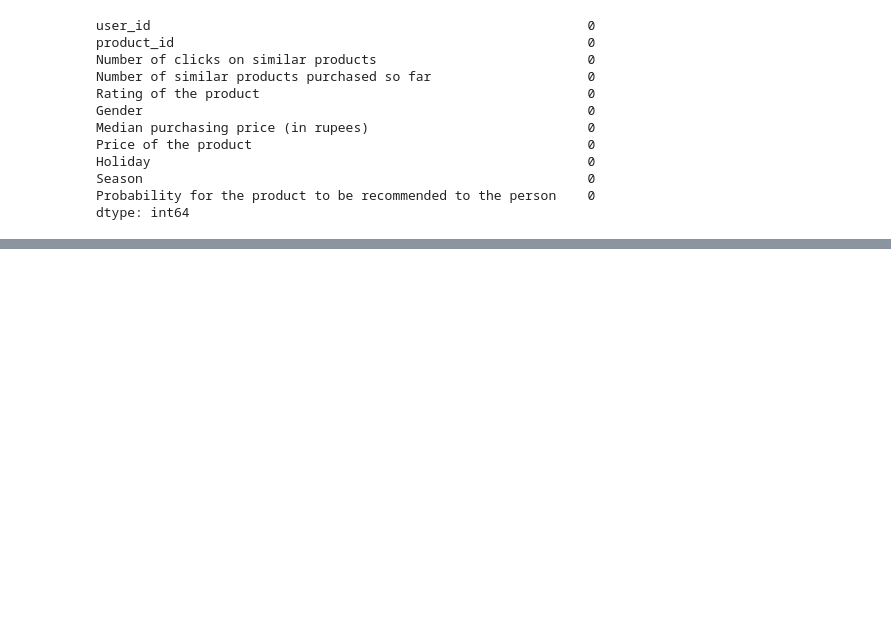
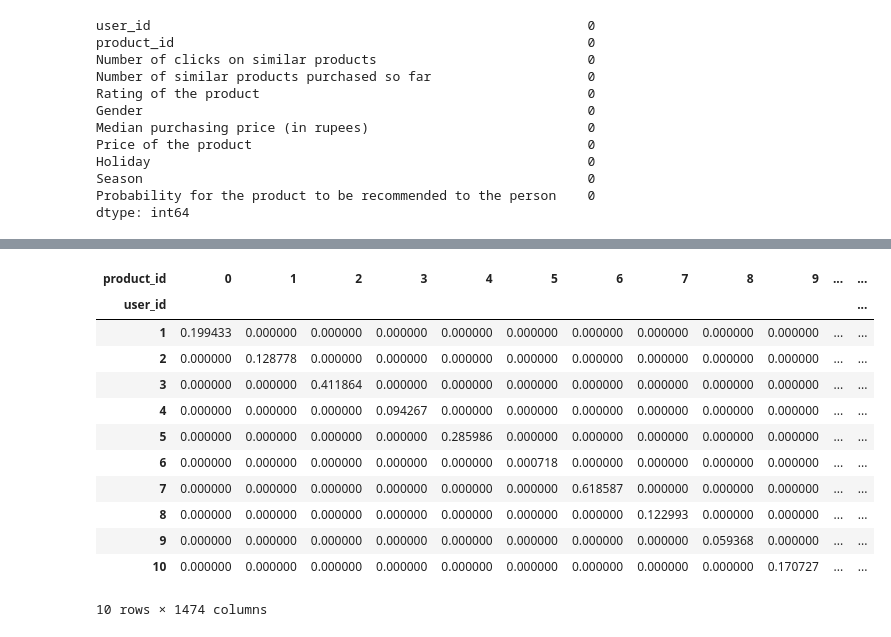
Before and after one commit to ojshav/Recommendation-System, a Jupyter notebook: Ecomerce Product Recommendation.ipynb, the cells around one changed output, grey strips where cells are left out. Saved outputs shown, nothing was run; the diff lists cells and outputs as text; code cells hidden in the pictures; blank space fills up the shorter version.

```diff
--- a/Ecomerce Product Recommendation.ipynb
+++ b/Ecomerce Product Recommendation.ipynb
@@ -195,0 +333,12 @@ recommended_products
+# %%
+from sklearn.preprocessing import StandardScaler
+
+# Columns to be scaled
+columns_to_scale = ['Median purchasing price (in rupees)', 'Price of the product']
+
+scaler = StandardScaler()
+for target_column in columns_to_scale:
+    scaled_data = scaler.fit_transform(df[[target_column]])
+    scaled_df = pd.DataFrame(scaled_data, columns=[target_column])
+    scaled_df.reset_index(inplace = True)
+    df[target_column] = scaled_df[target_column]
@@ -195,0 +410,16 @@ recommended_products
+# %%
+
+df['final_rating'] = (df['Number of clicks on similar products'] * selected_weights['Number of clicks on similar products'] +
+                      df['Number of similar products purchased so far'] * selected_weights['Number of similar products purchased so far'] +
+                      df['Rating of the product'] * selected_weights['Rating of the product'] +
+                      df['Probability for the product to be recommended to the person'] * selected_weights['Probability for the product to be recommended to the person'] +
+                      df['Price of the product'] * selected_weights['Price of the product'] +
+                      df['Gender'] * selected_weights['Gender'] +
+                      df['Median purchasing price (in rupees)'] * selected_weights['Median purchasing price (in rupees)'] +
+                      df['_monsoon'] * selected_weights['_monsoon'] +
+                      df['_spring'] * selected_weights['_spring'] +
+                      df['_summer'] * selected_weights['_summer'] +
+                      df['_winter'] * selected_weights['_winter'])
+
+# Create a user-product interaction matrix based on the final rating
+user_product_matrix = df.pivot_table(index='user_id', columns='product_id', values='final_rating')
@@ -195,0 +437,17 @@ recommended_products
+# %%
+user_product_matrix.fillna(0.0, inplace=True)
+user_product_matrix.head(10)
+# %% [output]
+| product_id | 0 | 1 | 2 | 3 | 4 | 5 | 6 | 7 | 8 | 9 | ... | ... |
+| user_id |  |  |  |  |  |  |  |  |  |  |  | ... |
+| 1 | 0.199433 | 0.000000 | 0.000000 | 0.000000 | 0.000000 | 0.000000 | 0.000000 | 0.000000 | 0.000000 | 0.000000 | ... | ... |
+| 2 | 0.000000 | 0.128778 | 0.000000 | 0.000000 | 0.000000 | 0.000000 | 0.000000 | 0.000000 | 0.000000 | 0.000000 | ... | ... |
+| 3 | 0.000000 | 0.000000 | 0.411864 | 0.000000 | 0.000000 | 0.000000 | 0.000000 | 0.000000 | 0.000000 | 0.000000 | ... | ... |
+| 4 | 0.000000 | 0.000000 | 0.000000 | 0.094267 | 0.000000 | 0.000000 | 0.000000 | 0.000000 | 0.000000 | 0.000000 | ... | ... |
+| 5 | 0.000000 | 0.000000 | 0.000000 | 0.000000 | 0.285986 | 0.000000 | 0.000000 | 0.000000 | 0.000000 | 0.000000 | ... | ... |
+| 6 | 0.000000 | 0.000000 | 0.000000 | 0.000000 | 0.000000 | 0.000718 | 0.000000 | 0.000000 | 0.000000 | 0.000000 | ... | ... |
+| 7 | 0.000000 | 0.000000 | 0.000000 | 0.000000 | 0.000000 | 0.000000 | 0.618587 | 0.000000 | 0.000000 | 0.000000 | ... | ... |
+| 8 | 0.000000 | 0.000000 | 0.000000 | 0.000000 | 0.000000 | 0.000000 | 0.000000 | 0.122993 | 0.000000 | 0.000000 | ... | ... |
+| 9 | 0.000000 | 0.000000 | 0.000000 | 0.000000 | 0.000000 | 0.000000 | 0.000000 | 0.000000 | 0.059368 | 0.000000 | ... | ... |
+| 10 | 0.000000 | 0.000000 | 0.000000 | 0.000000 | 0.000000 | 0.000000 | 0.000000 | 0.000000 | 0.000000 | 0.170727 | ... | ... |
+10 rows × 1474 columns
```
Also changed, not shown: parts of 30 cells of this notebook.
